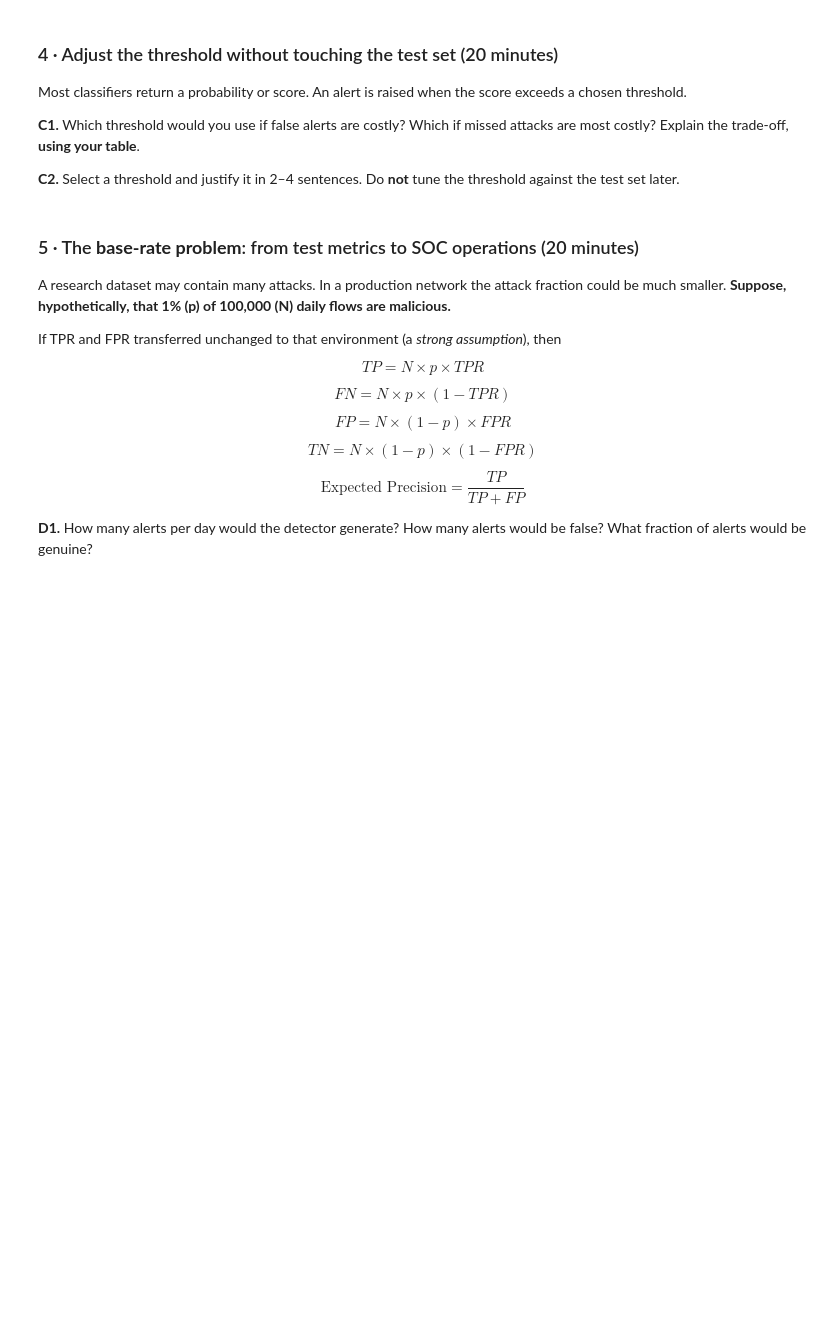
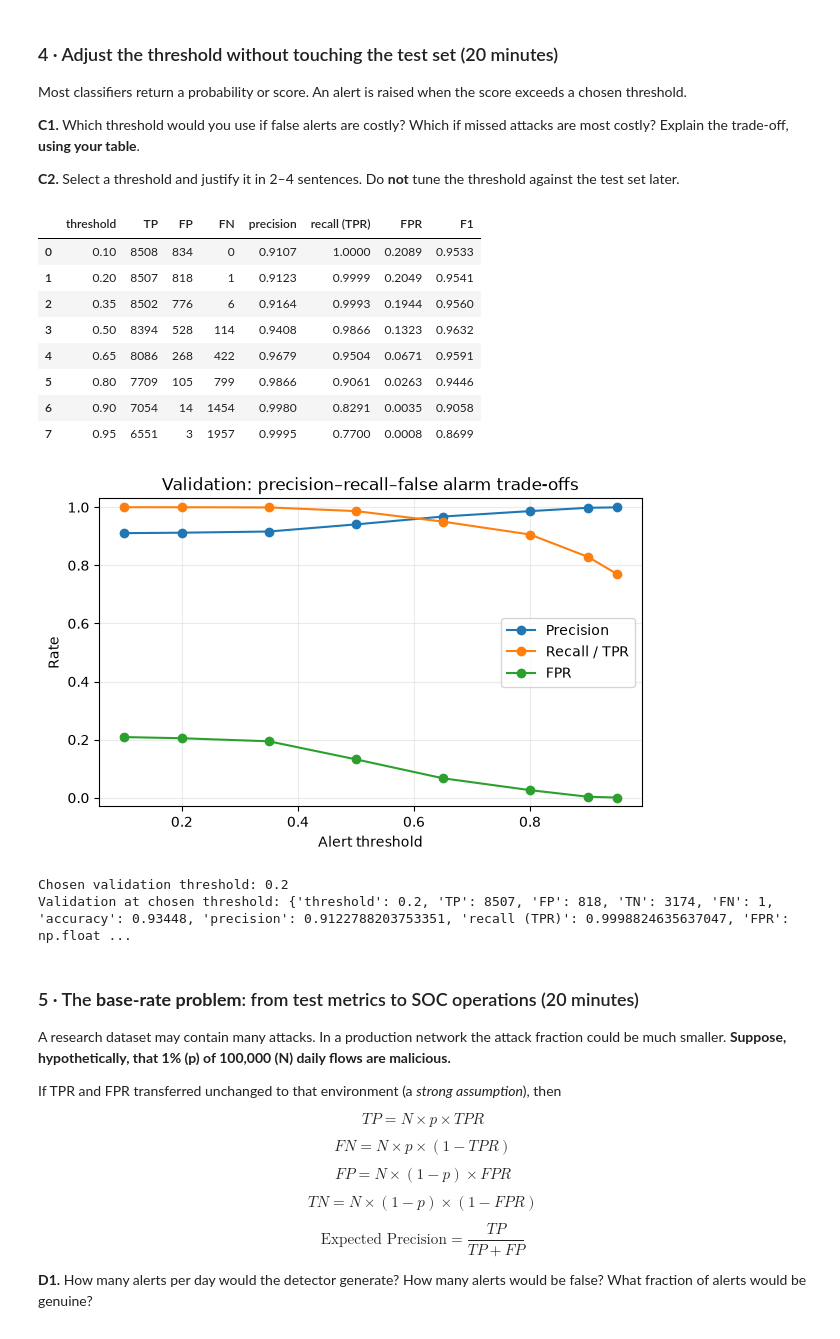
Before and after one commit to AngelosKamaris/AAU-1st-Semester-Repo-Group-8, a Jupyter notebook: Networks/SLP3/Assignment9/Assignment9.ipynb, the cells around one changed output. Drawn from its saved outputs; the diff is of its cells as text; code cells hidden in the pictures; blank space fills up the shorter version.

```diff
--- a/Networks/SLP3/Assignment9/Assignment9.ipynb
+++ b/Networks/SLP3/Assignment9/Assignment9.ipynb
@@ -240,19 +240,32 @@ Most classifiers return a probability or score. An alert is raised when the scor
 # %%
 thresholds = [0.10, 0.20, 0.35, 0.50, 0.65, 0.80, 0.90, 0.95] # we want to test the performance for differnet thresholds to find best in our project
 valid_table = pd.DataFrame([metrics_at_threshold(y_val, val_prob, t) for t in thresholds])
 display(valid_table[['threshold','TP','FP','FN','precision','recall (TPR)','FPR','F1']].round(4))
 fig, ax = plt.subplots(figsize=(7,4))
 ax.plot(valid_table['threshold'], valid_table['precision'], marker='o', label='Precision')
 ax.plot(valid_table['threshold'], valid_table['recall (TPR)'], marker='o', label='Recall / TPR')
 ax.plot(valid_table['threshold'], valid_table['FPR'], marker='o', label='FPR')
 ax.set(xlabel='Alert threshold',ylabel='Rate',ylim=(-0.03,1.03),title='Validation: precision–recall–false alarm trade-offs')
 ax.grid(alpha=.25)
 ax.legend()
 plt.show()
 
-CHOSEN_THRESHOLD = 0.50  # please change this value based on validation table and justify in the SLP.
+CHOSEN_THRESHOLD = 0.20  # please change this value based on validation table and justify in the SLP.
 print('Chosen validation threshold:', CHOSEN_THRESHOLD)
 print('Validation at chosen threshold:', metrics_at_threshold(y_val,val_prob,CHOSEN_THRESHOLD))
+# %% [output]
+|  | threshold | TP | FP | FN | precision | recall (TPR) | FPR | F1 |
+| 0 | 0.10 | 8508 | 834 | 0 | 0.9107 | 1.0000 | 0.2089 | 0.9533 |
+| 1 | 0.20 | 8507 | 818 | 1 | 0.9123 | 0.9999 | 0.2049 | 0.9541 |
+| 2 | 0.35 | 8502 | 776 | 6 | 0.9164 | 0.9993 | 0.1944 | 0.9560 |
+| 3 | 0.50 | 8394 | 528 | 114 | 0.9408 | 0.9866 | 0.1323 | 0.9632 |
+| 4 | 0.65 | 8086 | 268 | 422 | 0.9679 | 0.9504 | 0.0671 | 0.9591 |
+| 5 | 0.80 | 7709 | 105 | 799 | 0.9866 | 0.9061 | 0.0263 | 0.9446 |
+| 6 | 0.90 | 7054 | 14 | 1454 | 0.9980 | 0.8291 | 0.0035 | 0.9058 |
+| 7 | 0.95 | 6551 | 3 | 1957 | 0.9995 | 0.7700 | 0.0008 | 0.8699 |
+[figure, added]
+Chosen validation threshold: 0.2
+Validation at chosen threshold: {'threshold': 0.2, 'TP': 8507, 'FP': 818, 'TN': 3174, 'FN': 1, 'accuracy': 0.93448, 'precision': 0.9122788203753351, 'recall (TPR)': 0.9998824635637047, 'FPR': np.float ...
 # %% [markdown]
 ### 5 · The **base-rate problem**: from test metrics to SOC operations (20 minutes)
 A research dataset may contain many attacks. In a production network the attack fraction could be much smaller. **Suppose, hypothetically, that 1% (p) of 100,000 (N) daily flows are malicious.**
```
Also changed, not shown: parts of 3 cells of this notebook.
